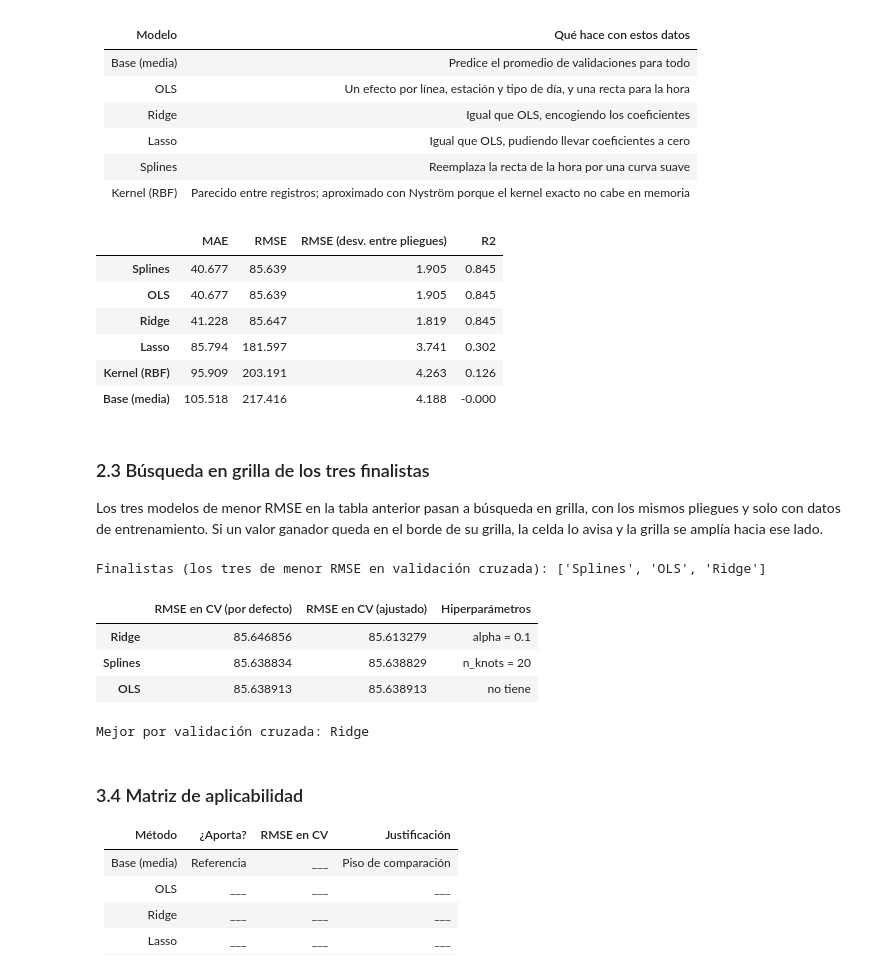
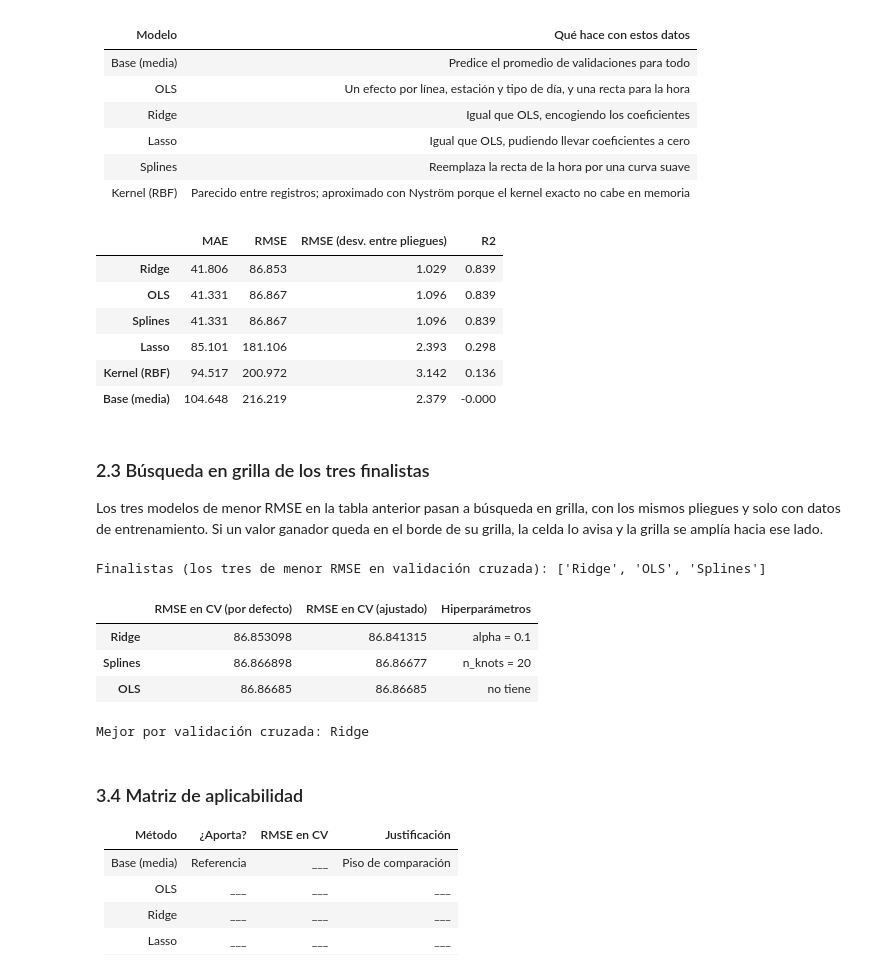
Before and after one commit to QueenR1014/FlujoTransmilenio, a Jupyter notebook: notebooks/v2.ipynb, the cells around one changed output. Saved outputs shown, nothing was run; the diff lists cells and outputs as text; code cells hidden in the pictures.

```diff
--- a/notebooks/v2.ipynb
+++ b/notebooks/v2.ipynb
@@ -177,16 +177,17 @@ Se separa el 20 % de los registros para la prueba final, estratificando por esta
 queda con el mismo porcentaje de sus datos en entrenamiento y en prueba. Los datos de prueba no se
 usan para ajustar ni para escoger modelos; solo para la comparación final de la sección 4.
 # %%
-from sklearn.model_selection import train_test_split
-
 X = data[["linea", "estación", "intervalo", "fecha", "tipo_dia"]]
 y = data["validaciones"]
 
-X_train, X_test, y_train, y_test = train_test_split(
-    X, y, test_size=0.2, stratify=data["estación"], random_state=42)
+en_test = data["fecha"].dt.day >= 26          # 26 al 31 de agosto -> prueba; 1 al 25 -> entrenamiento
+X_train, X_test = X[~en_test], X[en_test]
+y_train, y_test = y[~en_test], y[en_test]
 
-print("Train:", X_train.shape, "| Test:", X_test.shape)
+print("Train:", X_train.shape, "| del", X_train["fecha"].min().date(), "al", X_train["fecha"].max().date())
+print("Test: ", X_test.shape, "| del", X_test["fecha"].min().date(), "al", X_test["fecha"].max().date())
 pct = X_test["estación"].value_counts() / data["estación"].value_counts() * 100
 print(f"Estaciones en test: {X_test['estación'].nunique()} de {data['estación'].nunique()}"
       f" | % de cada estación en test: de {pct.min():.1f} a {pct.max():.1f}")
+print(X_test.groupby("tipo_dia")["fecha"].nunique())
 # %% [output]
@@ -253,34 +259,31 @@ entrenamiento**. La línea base predice siempre la media y es el piso que todos
 | Splines | Reemplaza la recta de la hora por una curva suave |
 | Kernel (RBF) | Parecido entre registros; aproximado con Nyström porque el kernel exacto no cabe en memoria |
 # %%
-con_splines = ColumnTransformer([("cat", OneHotEncoder(handle_unknown="ignore"), CATEGORICAS),
-                                 ("spl", SplineTransformer(n_knots=5, degree=3), NUMERICAS)])
-
 modelos = {"Base (media)": make_pipeline(preparar(), DummyRegressor(strategy="mean")),
            "OLS":          make_pipeline(preparar(), LinearRegression()),
            "Ridge":        make_pipeline(preparar(), Ridge(alpha=1.0)),
            "Lasso":        make_pipeline(preparar(), Lasso(alpha=1.0)),
            "Splines":      make_pipeline(con_splines, LinearRegression()),
            "Kernel (RBF)": make_pipeline(preparar(), Nystroem(kernel="rbf", gamma=None, n_components=100,
                                                               random_state=2026), Ridge(alpha=1.0))}
 filas = {}
 for nombre, m in modelos.items():
     r = cross_validate(m, X_train, y_train, cv=cv, n_jobs=-1,
                        scoring=("neg_mean_absolute_error", "neg_root_mean_squared_error", "r2"))
     filas[nombre] = {"MAE": -r["test_neg_mean_absolute_error"].mean(),
                      "RMSE": -r["test_neg_root_mean_squared_error"].mean(),
                      "RMSE (desv. entre pliegues)": r["test_neg_root_mean_squared_error"].std(),
                      "R2": r["test_r2"].mean()}
 tabla_cv = pd.DataFrame(filas).T.sort_values("RMSE")
 display(tabla_cv.round(3))
 # %% [output]
 |  | MAE | RMSE | RMSE (desv. entre pliegues) | R2 |
-| Splines | 40.677 | 85.639 | 1.905 | 0.845 |
-| OLS | 40.677 | 85.639 | 1.905 | 0.845 |
-| Ridge | 41.228 | 85.647 | 1.819 | 0.845 |
-| Lasso | 85.794 | 181.597 | 3.741 | 0.302 |
-| Kernel (RBF) | 95.909 | 203.191 | 4.263 | 0.126 |
-| Base (media) | 105.518 | 217.416 | 4.188 | -0.000 |
+| Ridge | 41.806 | 86.853 | 1.029 | 0.839 |
+| OLS | 41.331 | 86.867 | 1.096 | 0.839 |
+| Splines | 41.331 | 86.867 | 1.096 | 0.839 |
+| Lasso | 85.101 | 181.106 | 2.393 | 0.298 |
+| Kernel (RBF) | 94.517 | 200.972 | 3.142 | 0.136 |
+| Base (media) | 104.648 | 216.219 | 2.379 | -0.000 |
 # %% [markdown]
 ### 2.3 Búsqueda en grilla de los tres finalistas
 
@@ -309,18 +312,18 @@ for nombre in finalistas:
                      "Hiperparámetros": ", ".join(f"{k.split('__')[-1]} = {v}" for k, v in b.best_params_.items()) or "no tiene"}
     for k, v in b.best_params_.items():
         if len(GRILLAS[nombre][k]) > 1 and v in (GRILLAS[nombre][k][0], GRILLAS[nombre][k][-1]):
-            print(f"   OJO {nombre}: {k.split('__')[-1]} = {v} quedó en el borde de la grilla; ampliarla hacia ese lado")
+            print(f"   OJO {nombre}: {k.split('__')[-1]} = {v} quedó en el borde de la grilla")
 
 comparacion = pd.DataFrame(filas).T.sort_values("RMSE en CV (ajustado)")
 display(comparacion)
 mejor = comparacion.index[0]
 print("Mejor por validación cruzada:", mejor)
 # %% [output]
-Finalistas (los tres de menor RMSE en validación cruzada): ['Splines', 'OLS', 'Ridge']
+Finalistas (los tres de menor RMSE en validación cruzada): ['Ridge', 'OLS', 'Splines']
 |  | RMSE en CV (por defecto) | RMSE en CV (ajustado) | Hiperparámetros |
-| Ridge | 85.646856 | 85.613279 | alpha = 0.1 |
-| Splines | 85.638834 | 85.638829 | n_knots = 20 |
-| OLS | 85.638913 | 85.638913 | no tiene |
+| Ridge | 86.853098 | 86.841315 | alpha = 0.1 |
+| Splines | 86.866898 | 86.86677 | n_knots = 20 |
+| OLS | 86.86685 | 86.86685 | no tiene |
 Mejor por validación cruzada: Ridge
 # %% [markdown]
 ### 3.4 Matriz de aplicabilidad
```
Also changed, not shown: parts of 6 cells of this notebook.
